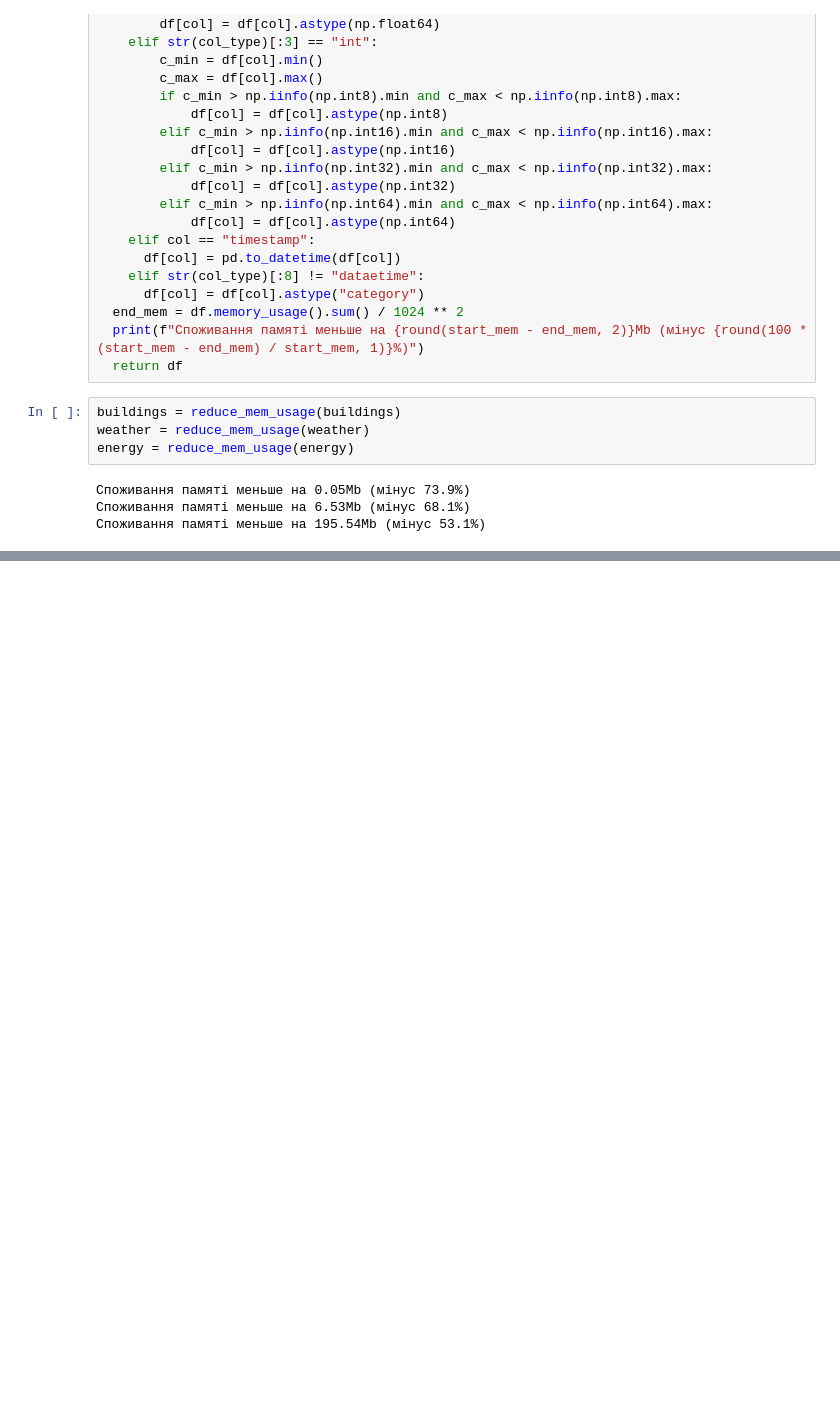
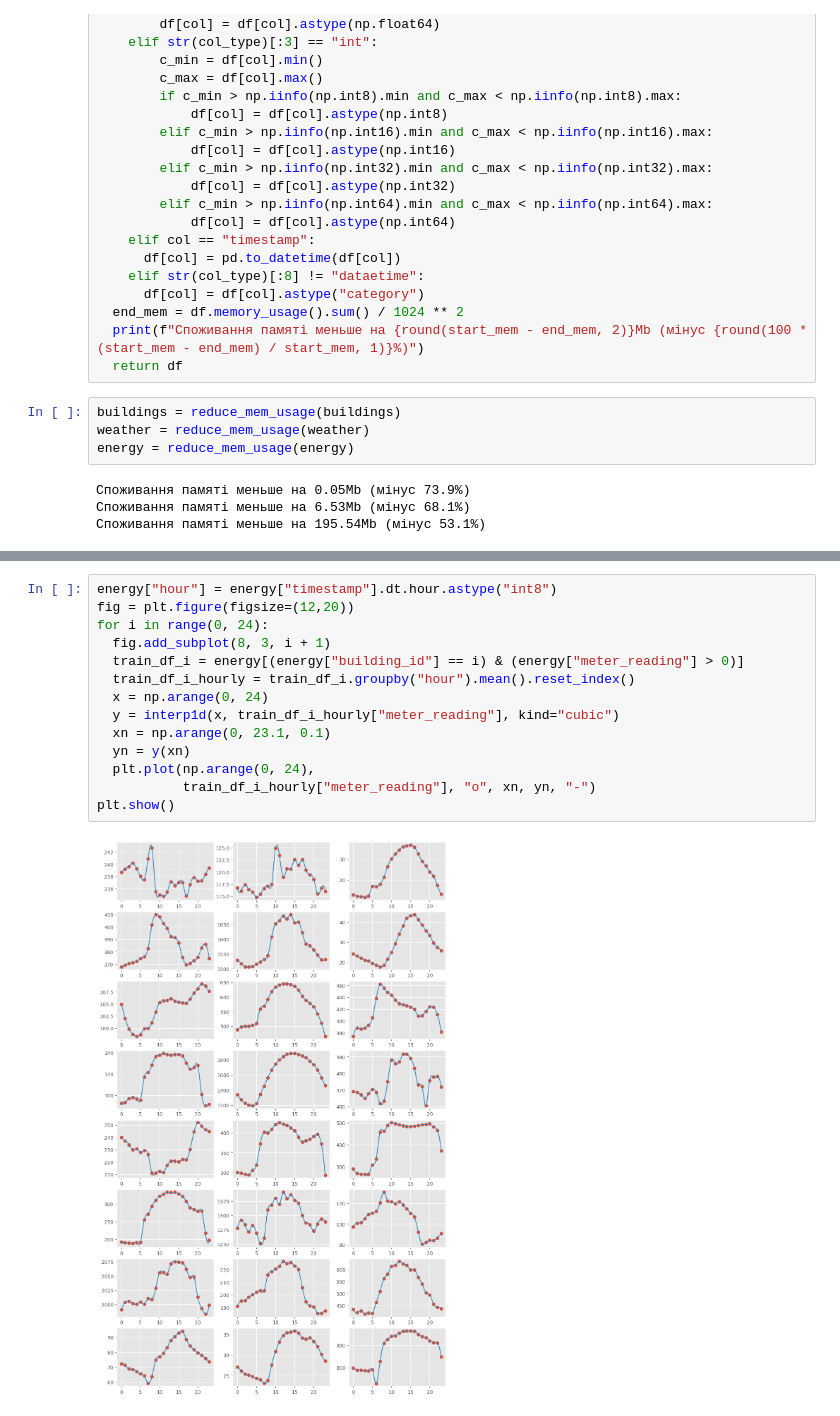
Before and after one commit to AleksandrRevuka/Algo_data_science, a Jupyter notebook: 6_Practical_skills_1_2_EDA.ipynb, the cells around one changed output, grey strips where cells are left out. Drawn from its saved outputs; the diff is of its cells as text; blank space fills up the shorter version.

```diff
--- a/6_Practical_skills_1_2_EDA.ipynb
+++ b/6_Practical_skills_1_2_EDA.ipynb
@@ -112,0 +131,16 @@ plt.show()
+# %%
+energy["hour"] = energy["timestamp"].dt.hour.astype("int8")
+fig = plt.figure(figsize=(12,20))
+for i in range(0, 24):
+  fig.add_subplot(8, 3, i + 1)
+  train_df_i = energy[(energy["building_id"] == i) & (energy["meter_reading"] > 0)]
+  train_df_i_hourly = train_df_i.groupby("hour").mean().reset_index()
+  x = np.arange(0, 24)
+  y = interp1d(x, train_df_i_hourly["meter_reading"], kind="cubic")
+  xn = np.arange(0, 23.1, 0.1)
+  yn = y(xn)
+  plt.plot(np.arange(0, 24),
+           train_df_i_hourly["meter_reading"], "o", xn, yn, "-")
+plt.show()
+# %% [output]
+[figure, added]
```
Also changed, not shown: parts of 9 cells of this notebook.
